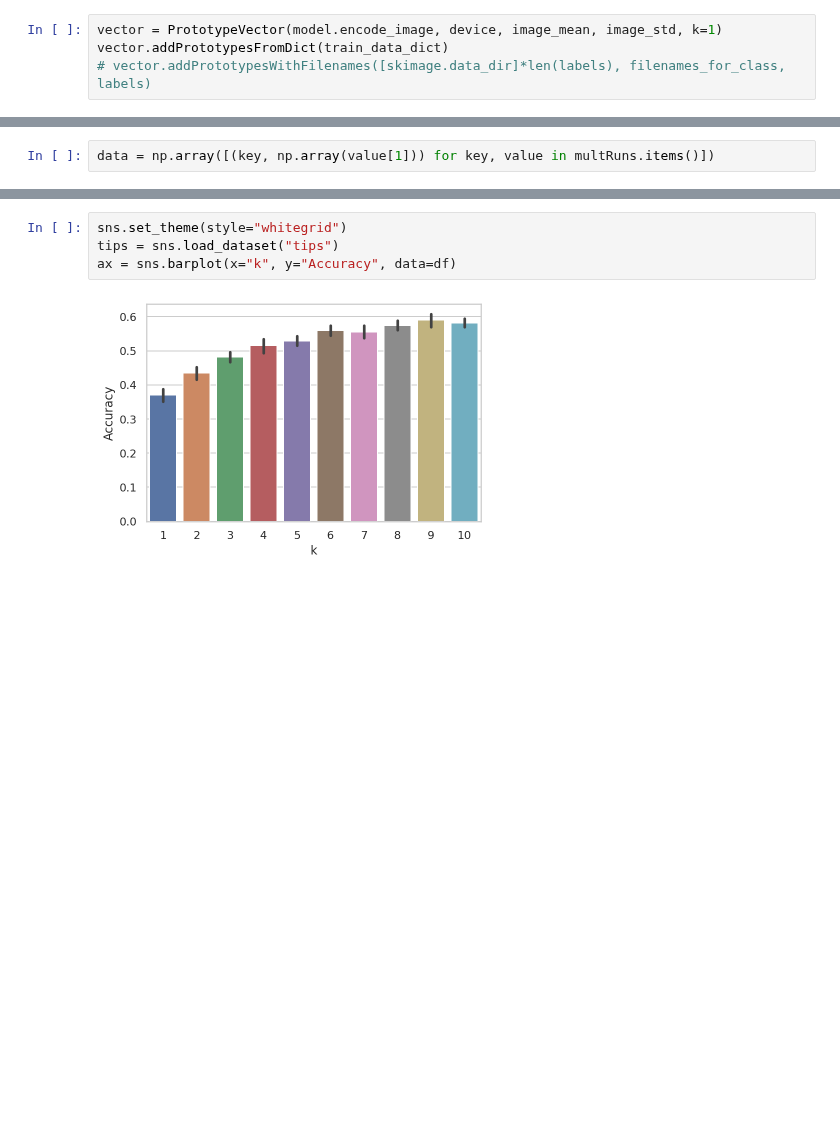
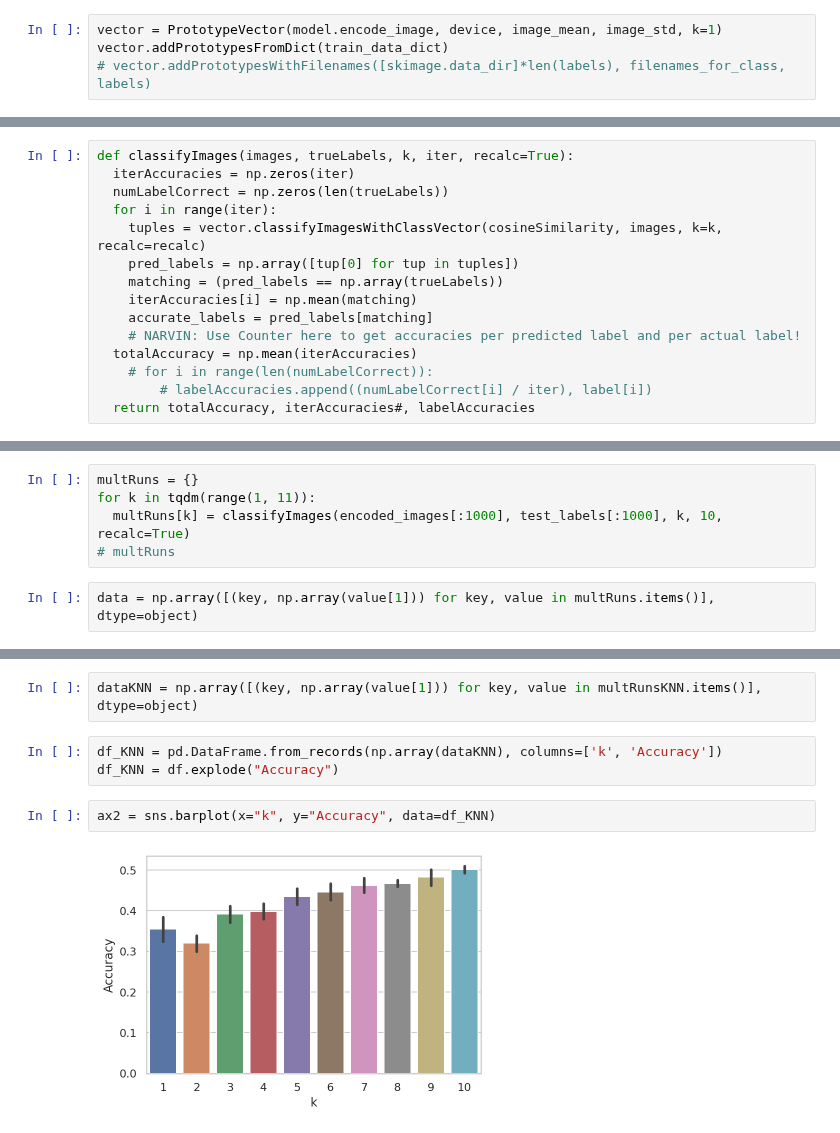
Before and after one commit to jerrychen109/CLIP-fewshot, a Jupyter notebook: Pipeline.ipynb, the cells around one changed output, grey strips where cells are left out. Drawn from its saved outputs; the diff is of its cells as text; blank space fills up the shorter version.

Commit message:
Graph for k=100 and kNN

```diff
--- a/Pipeline.ipynb
+++ b/Pipeline.ipynb
@@ -295,0 +284,15 @@ multRuns
+# %%
+def classifyImages(images, trueLabels, k, iter, recalc=True):
+  iterAccuracies = np.zeros(iter)
+  numLabelCorrect = np.zeros(len(trueLabels))
+  for i in range(iter):
+    tuples = vector.classifyImagesWithClassVector(cosineSimilarity, images, k=k, recalc=recalc)
+    pred_labels = np.array([tup[0] for tup in tuples])
+    matching = (pred_labels == np.array(trueLabels))
+    iterAccuracies[i] = np.mean(matching)
+    accurate_labels = pred_labels[matching]
+    # NARVIN: Use Counter here to get accuracies per predicted label and per actual label!
+  totalAccuracy = np.mean(iterAccuracies)
+	# for i in range(len(numLabelCorrect)):
+		# labelAccuracies.append((numLabelCorrect[i] / iter), label[i])
+  return totalAccuracy, iterAccuracies#, labelAccuracies
@@ -296,5 +303,10 @@ multRuns
+# %%
+multRuns = {}
+for k in tqdm(range(1, 11)):
+  multRuns[k] = classifyImages(encoded_images[:1000], test_labels[:1000], k, 10, recalc=True)
+# multRuns
 # %%
-data = np.array([(key, np.array(value[1])) for key, value in multRuns.items()])
+data = np.array([(key, np.array(value[1])) for key, value in multRuns.items()], dtype=object)
 # %%
 df = pd.DataFrame.from_records(np.array(data), columns=['k', 'Accuracy'])
 df = df.explode("Accuracy")
@@ -317,6 +349,9 @@ df
+# %%
+dataKNN = np.array([(key, np.array(value[1])) for key, value in multRunsKNN.items()], dtype=object)
+# %%
+df_KNN = pd.DataFrame.from_records(np.array(dataKNN), columns=['k', 'Accuracy'])
+df_KNN = df.explode("Accuracy")
 # %%
-sns.set_theme(style="whitegrid")
-tips = sns.load_dataset("tips")
-ax = sns.barplot(x="k", y="Accuracy", data=df)
+ax2 = sns.barplot(x="k", y="Accuracy", data=df_KNN)
 # %% [output]
-[figure, old version]
+[figure, new version]
```
Also changed, not shown: parts of 29 cells of this notebook.
